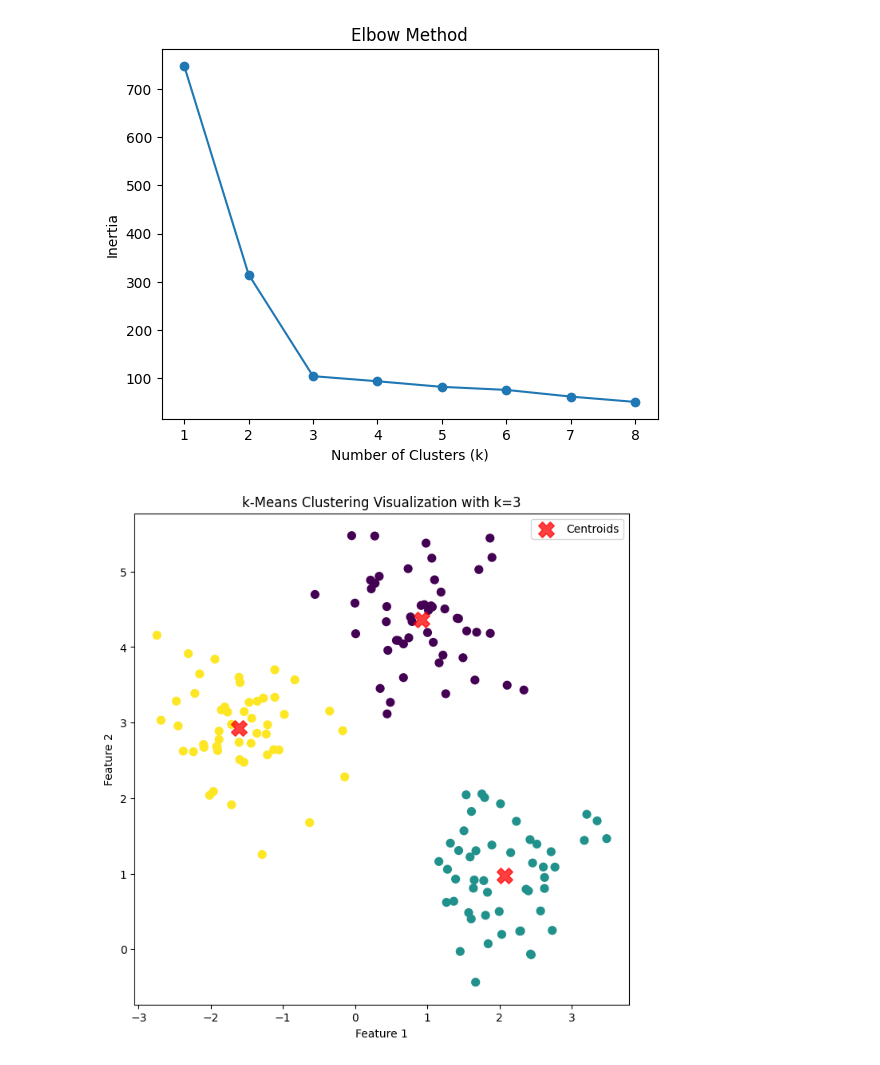
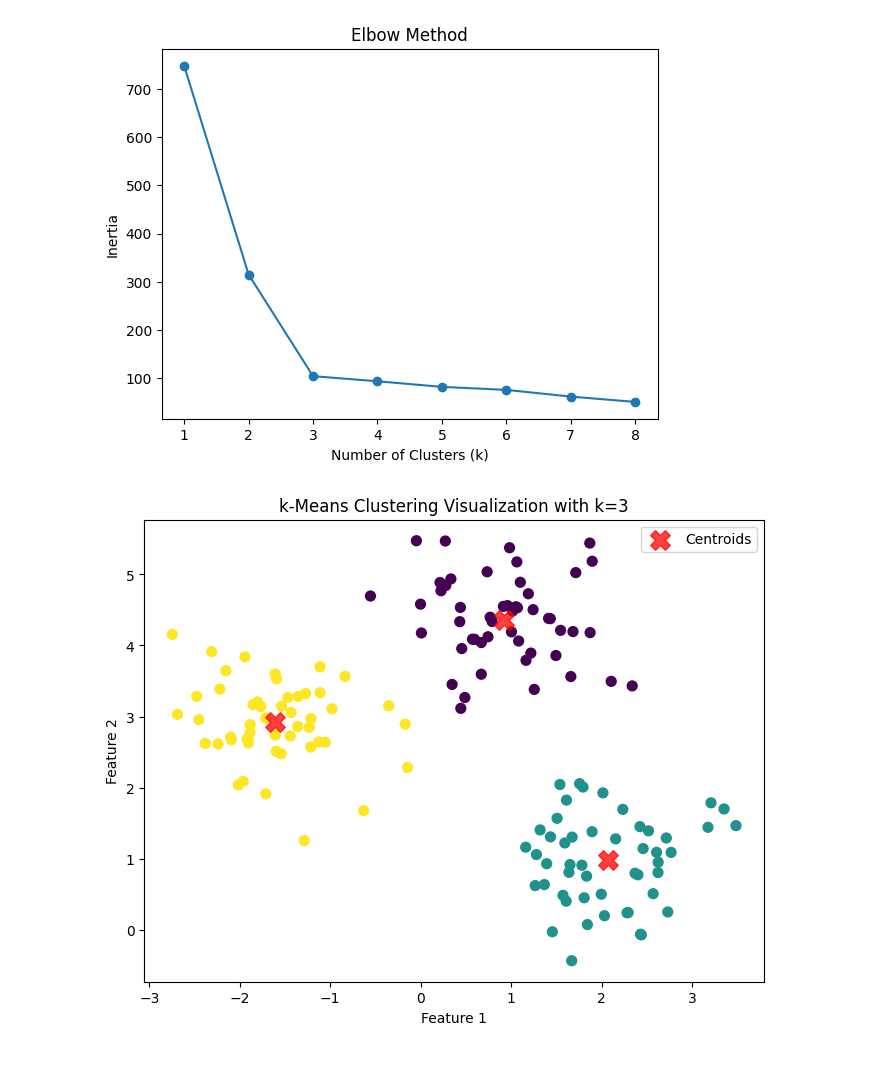
Before and after one commit to amanchoudhary1812/Pattern-Recognition, a Jupyter notebook: Experiment4.ipynb, the cells around one changed output. Cells and saved outputs as stored; diff of their text form; code cells hidden in the pictures.

```diff
--- a/Experiment4.ipynb
+++ b/Experiment4.ipynb
@@ -36,14 +36,14 @@ optimal_k = 3
 kmeans = KMeans(n_clusters=optimal_k, random_state=52)
 y_kmeans = kmeans.fit_predict(X)
 # %%
-plt.figure(figsize=(8, 8))
+plt.figure(figsize=(8, 6))
 plt.scatter(X[:, 0], X[:, 1], c=y_kmeans, s=50, cmap='viridis')
 centers = kmeans.cluster_centers_
 plt.scatter(centers[:, 0], centers[:, 1], c='red', s=200, alpha=0.75, marker='X', label='Centroids')
 plt.title(f"k-Means Clustering Visualization with k={optimal_k}")
 plt.xlabel("Feature 1")
 plt.ylabel("Feature 2")
 plt.legend()
 plt.show()
 # %% [output]
-[figure, old version]
+[figure, new version]
```
